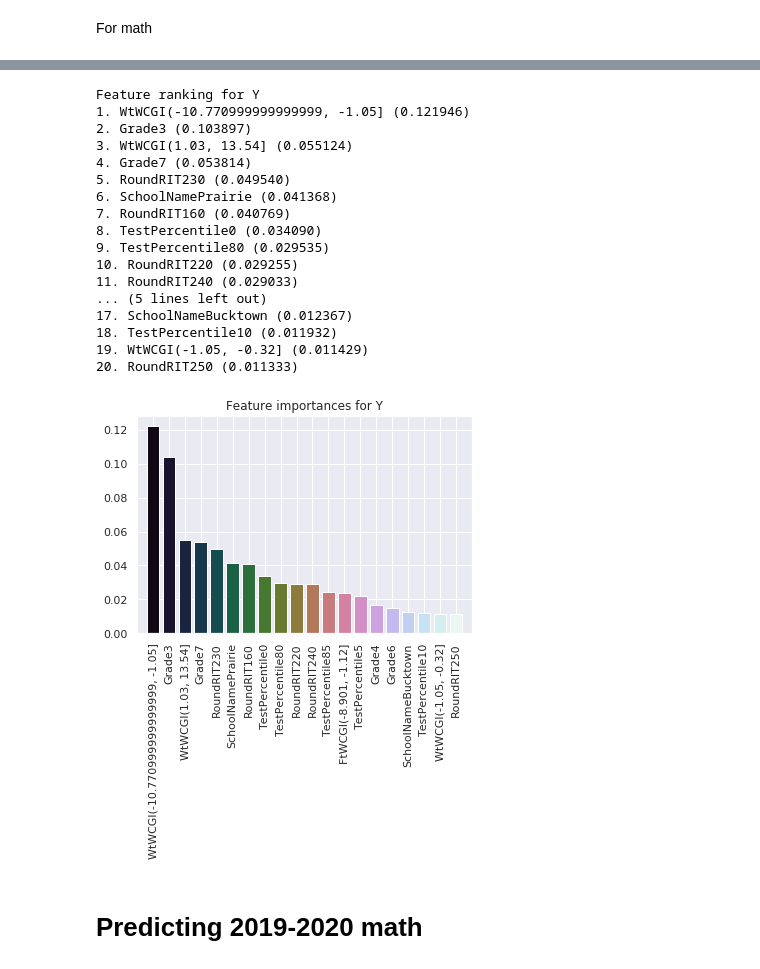
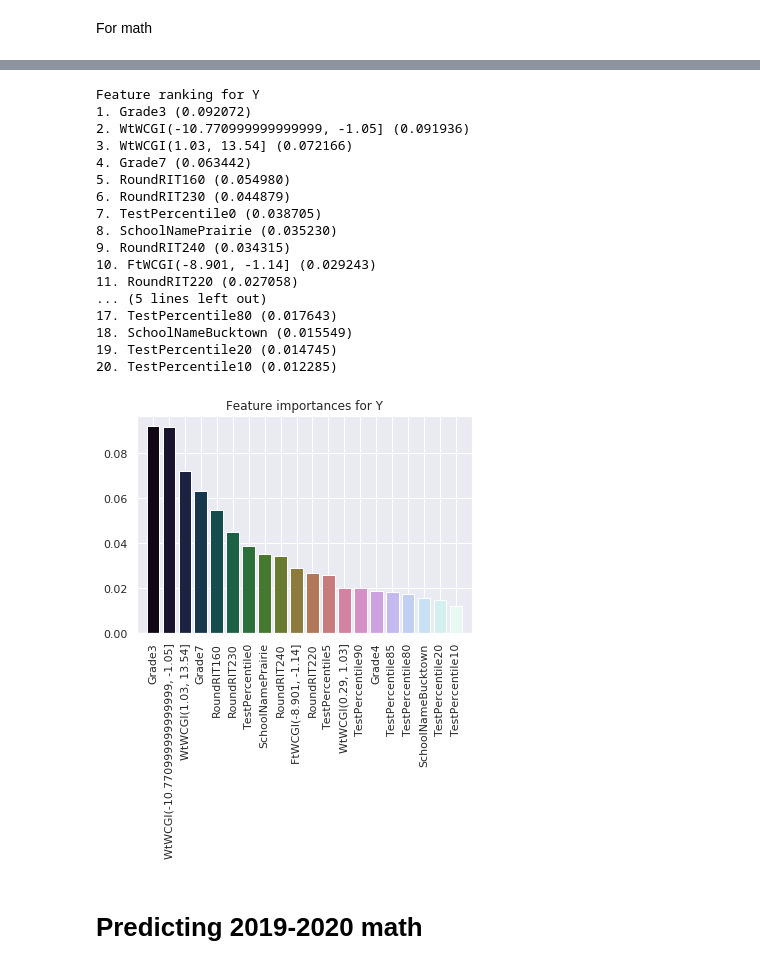
Before and after one commit to tianchu-shu/DataMade, a Jupyter notebook: Predicting_SpringCGP.ipynb, the cells around one changed output, grey strips where cells are left out. Saved outputs shown, nothing was run; the diff lists cells and outputs as text; code cells hidden in the pictures.

```diff
--- a/Predicting_SpringCGP.ipynb
+++ b/Predicting_SpringCGP.ipynb
@@ -265,5 +258,4 @@ whole.head()
 # %% [markdown]
 # Pre-processing
 # %%
-keep =['Grade', 'SchoolName', 'TestPercentile', 'WtWCGI', 'FtWCGI','PercentCorrect',
-       'RoundRIT']
+keep =['Grade', 'SchoolName', 'TestPercentile', 'WtWCGI', 'FtWCGI', 'RoundRIT']
@@ -448,8 +482,8 @@ y_vr = yr[rd.TermName=='Winter 2018-2019']
 x_testr = xr[rd.TermName=='Winter 2019-2020']
 y_testr = yr[rd.TermName=='Winter 2019-2020']
 # %%
-resultr = final.clf_loop(["RF",'Bag','Boost', 'ET', 'KNN','Tree'], x_trainr, x_vr, y_trainr, y_vr)
+resultr = clf_loop(["RF",'Bag','Boost', 'ET', 'KNN','Tree'], x_trainr, x_vr, y_trainr, y_vr)
 # %%
-bestr = final.best_grid(resultr)
+bestr = best_grid(resultr)
 # %% [output]
 |  | model_type | parameters | accuracy | auc-roc | precision | time |
@@ -464,21 +505,21 @@ rclf = slicedict(bestr, 'RF')
 # %%
-final.feature_importance(x_trainr, y_trainr, bestr, "RF", 20)
+feature_importance(x_trainr, y_trainr, bestr, "RF", 20)
 # %% [output]
 Feature ranking for Y
-1. WtWCGI(-10.770999999999999, -1.05] (0.121946)
-2. Grade3 (0.103897)
-3. WtWCGI(1.03, 13.54] (0.055124)
-4. Grade7 (0.053814)
-5. RoundRIT230 (0.049540)
-6. SchoolNamePrairie (0.041368)
-7. RoundRIT160 (0.040769)
-8. TestPercentile0 (0.034090)
-9. TestPercentile80 (0.029535)
-10. RoundRIT220 (0.029255)
-11. RoundRIT240 (0.029033)
+1. Grade3 (0.092072)
+2. WtWCGI(-10.770999999999999, -1.05] (0.091936)
+3. WtWCGI(1.03, 13.54] (0.072166)
+4. Grade7 (0.063442)
+5. RoundRIT160 (0.054980)
+6. RoundRIT230 (0.044879)
+7. TestPercentile0 (0.038705)
+8. SchoolNamePrairie (0.035230)
+9. RoundRIT240 (0.034315)
+10. FtWCGI(-8.901, -1.14] (0.029243)
+11. RoundRIT220 (0.027058)
 ... (5 lines left out)
-17. SchoolNameBucktown (0.012367)
-18. TestPercentile10 (0.011932)
-19. WtWCGI(-1.05, -0.32] (0.011429)
-20. RoundRIT250 (0.011333)
+17. TestPercentile80 (0.017643)
+18. SchoolNameBucktown (0.015549)
+19. TestPercentile20 (0.014745)
+20. TestPercentile10 (0.012285)
-[figure, old version]
+[figure, new version]
```
Also changed, not shown: parts of 101 cells of this notebook.
